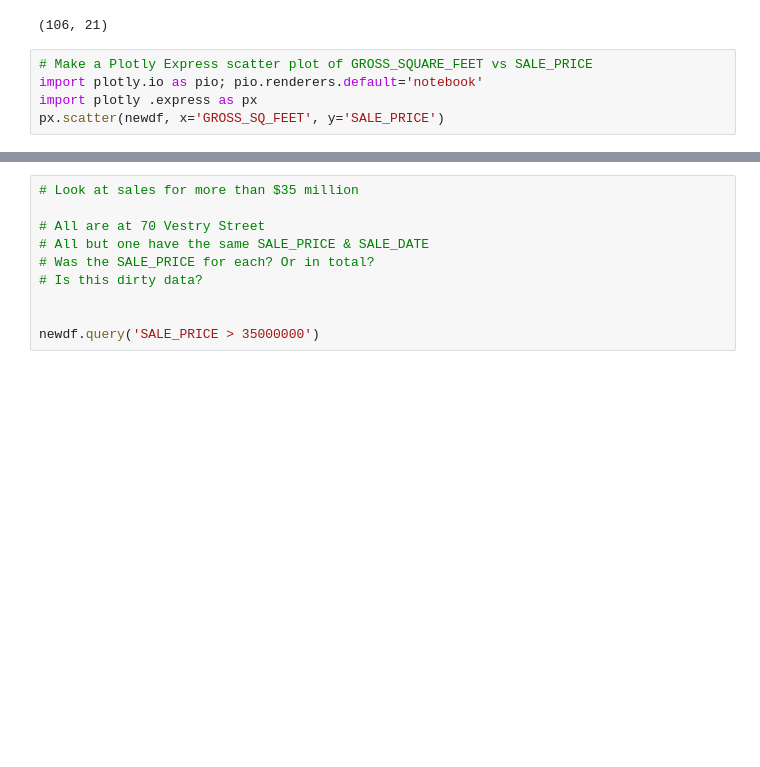
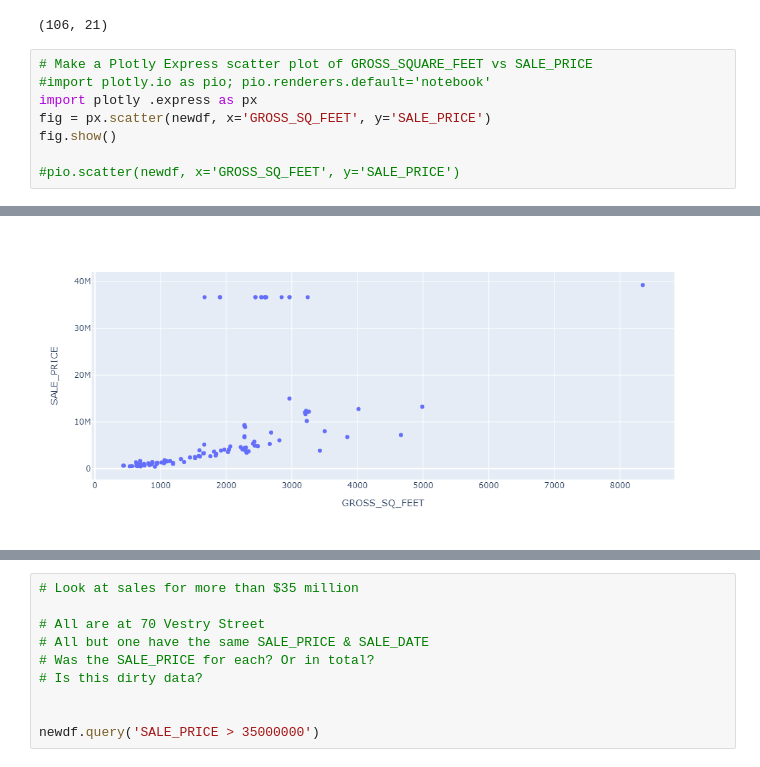
Before and after one commit to SwetaSengupta/DS-Unit-2-Applied-Modeling, a Jupyter notebook: module2-wrangle-ml-datasets/LS_DS_232_assignment.ipynb, the cells around one changed output, grey strips where cells are left out. Cells and saved outputs as stored; diff of their text form; blank space fills up the shorter version.

```diff
--- a/module2-wrangle-ml-datasets/LS_DS_232_assignment.ipynb
+++ b/module2-wrangle-ml-datasets/LS_DS_232_assignment.ipynb
@@ -373,8 +373,11 @@ newdf.shape
 (106, 21)
 # %%
 # Make a Plotly Express scatter plot of GROSS_SQUARE_FEET vs SALE_PRICE
-import plotly.io as pio; pio.renderers.default='notebook'
+#import plotly.io as pio; pio.renderers.default='notebook'
 import plotly .express as px
-px.scatter(newdf, x='GROSS_SQ_FEET', y='SALE_PRICE')
+fig = px.scatter(newdf, x='GROSS_SQ_FEET', y='SALE_PRICE')
+fig.show()
+
+#pio.scatter(newdf, x='GROSS_SQ_FEET', y='SALE_PRICE')
 # %% [output]
 [interactive output not drawn]
@@ -382,3 +384,4 @@ px.scatter(newdf, x='GROSS_SQ_FEET', y='SALE_PRICE')
+[figure, added]
 # %%
 # Add an OLS (Ordinary Least Squares) trendline,
 # to see how the outliers influence the "line of best fit"
```
Also changed, not shown: parts of 5 cells of this notebook.
